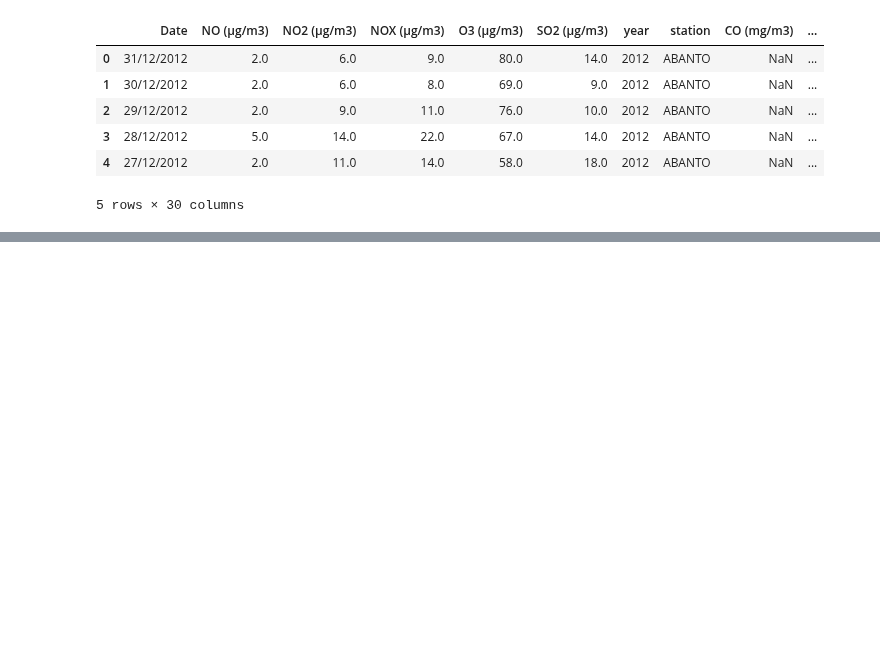
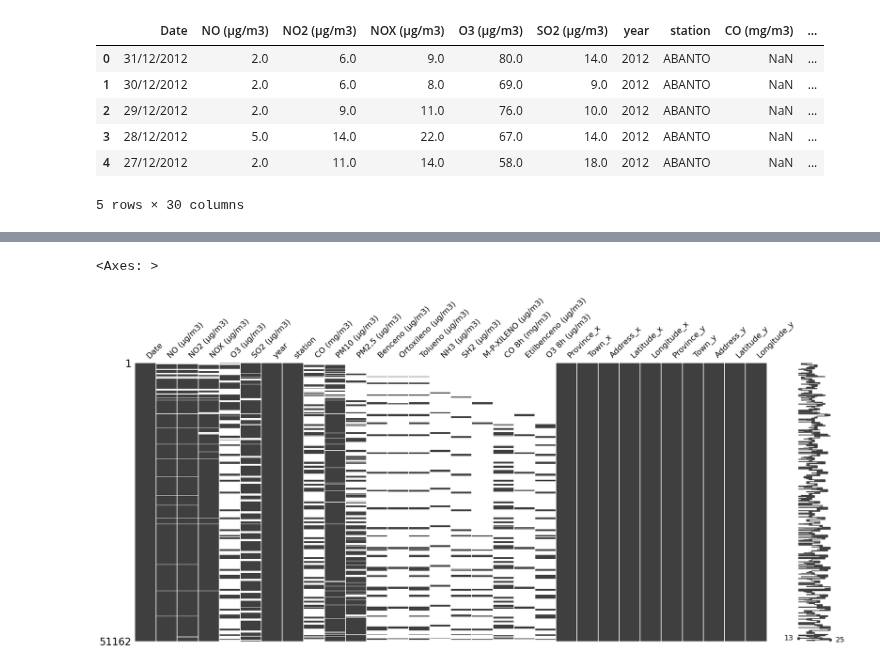
Before and after one commit to armanghazi/AI-Based-Smart-City-Air-Quality-Monitoring-and-Forecasting-System-for-Greater-Bilbao, a Jupyter notebook: notebooks/02_data_cleaning.ipynb, the cells around one changed output, grey strips where cells are left out. Saved outputs shown, nothing was run; the diff lists cells and outputs as text; code cells hidden in the pictures; blank space fills up the shorter version.

```diff
--- a/notebooks/02_data_cleaning.ipynb
+++ b/notebooks/02_data_cleaning.ipynb
@@ -16,0 +280,6 @@ df.head()
+# %%
+import missingno as msno
+msno.matrix(df)
+# %% [output]
+<Axes: >
+[figure, added]
```
Also changed, not shown: parts of 58 cells of this notebook, 1 other file.
